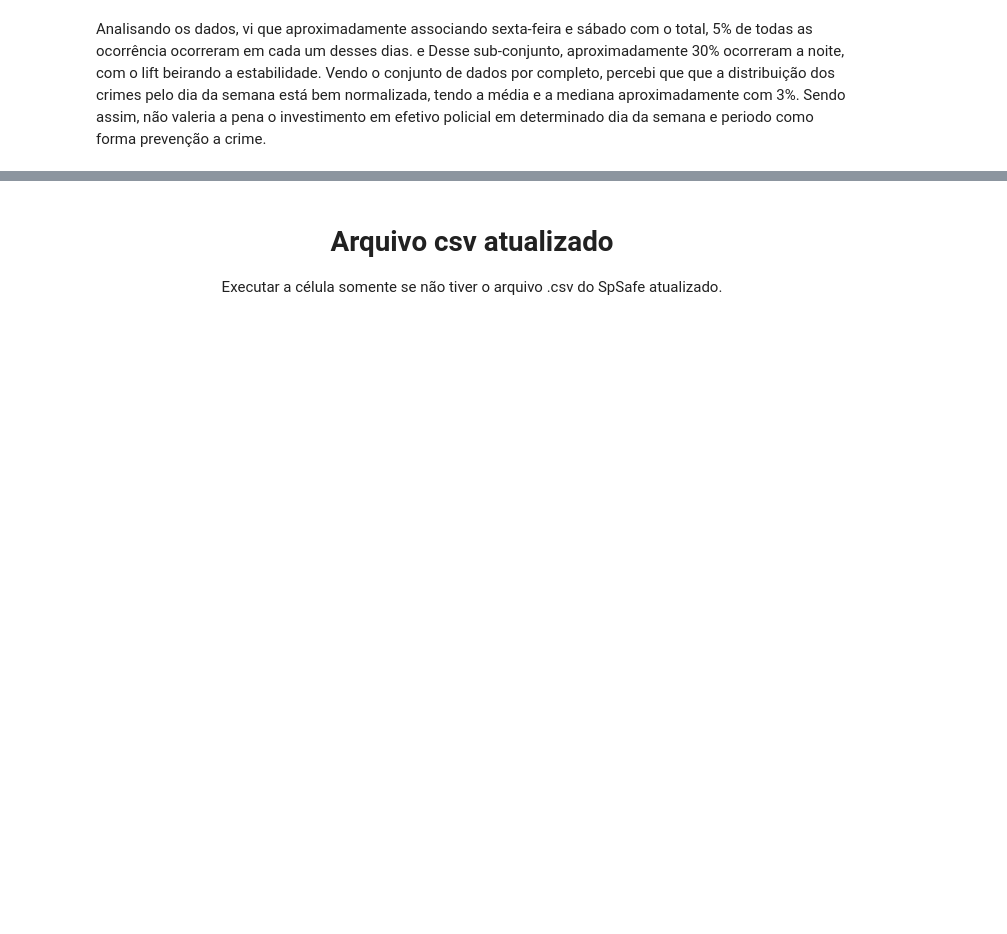
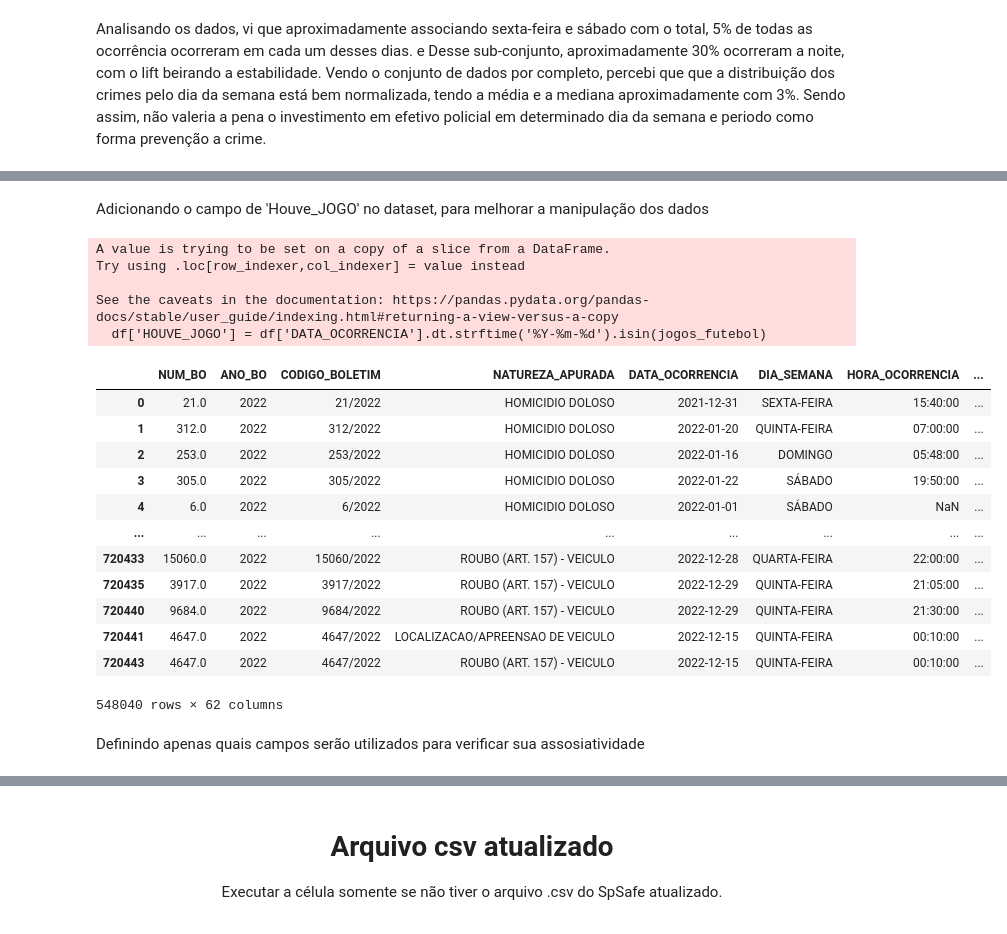
Before and after one commit to Matheuskpds/Ciencia-de-Dados-Projeto-TP, a Jupyter notebook: main.ipynb, the cells around one changed output, grey strips where cells are left out. Drawn from its saved outputs; the diff is of its cells as text; code cells hidden in the pictures; blank space fills up the shorter version.

```diff
--- a/main.ipynb
+++ b/main.ipynb
@@ -1931,0 +2276,53 @@ Mediana do suporte: 0.0283
+# %%
+# Futebol (datas de jogos importantes de times paulistas em 2022)
+jogos_futebol = [
+    '2022-01-27',  # Athletico-PR 1-1 São Paulo
+    '2022-02-20',  # Internacional 2-1 Corinthians
+    '2022-03-06',  # Flamengo 1-1 Palmeiras
+    '2022-04-02',  # São Paulo 2-1 Palmeiras (Paulistão)
+    '2022-04-10',  # Corinthians 1-0 Flamengo
+    '2022-04-17',  # Atlético-MG 0-0 Santos
+    '2022-05-15',  # Fluminense 2-0 Corinthians
+    '2022-05-22',  # São Paulo 1-1 Palmeiras
+    '2022-06-19',  # Fortaleza 0-3 Palmeiras
+    '2022-07-10',  # Botafogo 1-2 São Paulo
+    '2022-07-13',  # São Paulo 3-1 Juventude (Copa do Brasil)
+    '2022-08-07',  # Goiás 1-0 Santos
+    '2022-08-13',  # Corinthians 0-2 Flamengo (Copa do Brasil)
+    '2022-08-28',  # Palmeiras 4-2 Corinthians
+    '2022-09-04',  # Coritiba 0-1 Palmeiras
+    '2022-09-17',  # Santos 0-1 São Paulo
+    '2022-10-02',  # Cuiabá 1-1 Corinthians
+    '2022-11-06',  # Avaí 1-3 São Paulo
+    '2022-11-24',  # Corinthians 2-0 São Paulo
+    '2022-11-28',  # Corinthias 1-0 Athetico-PR
+    '2022-12-02',  # América-MG 1-2 Palmeiras
+    '2022-12-05',  # São Paulo 4-0 Fluminense
+    '2022-12-09'   # Santos 2-1 Botafogo
+]
+# %% [markdown]
+Adicionando o campo de 'Houve_JOGO' no dataset, para melhorar a manipulação dos dados
+# %%
+df['HOUVE_JOGO'] = df['DATA_OCORRENCIA'].dt.strftime('%Y-%m-%d').isin(jogos_futebol)
+df
+# %% [output]
+A value is trying to be set on a copy of a slice from a DataFrame.
+Try using .loc[row_indexer,col_indexer] = value instead
+
+See the caveats in the documentation: https://pandas.pydata.org/pandas-docs/stable/user_guide/indexing.html#returning-a-view-versus-a-copy
+  df['HOUVE_JOGO'] = df['DATA_OCORRENCIA'].dt.strftime('%Y-%m-%d').isin(jogos_futebol)
+|  | NUM_BO | ANO_BO | CODIGO_BOLETIM | NATUREZA_APURADA | DATA_OCORRENCIA | DIA_SEMANA | HORA_OCORRENCIA | ... |
+| 0 | 21.0 | 2022 | 21/2022 | HOMICIDIO DOLOSO | 2021-12-31 | SEXTA-FEIRA | 15:40:00 | ... |
+| 1 | 312.0 | 2022 | 312/2022 | HOMICIDIO DOLOSO | 2022-01-20 | QUINTA-FEIRA | 07:00:00 | ... |
+| 2 | 253.0 | 2022 | 253/2022 | HOMICIDIO DOLOSO | 2022-01-16 | DOMINGO | 05:48:00 | ... |
+| 3 | 305.0 | 2022 | 305/2022 | HOMICIDIO DOLOSO | 2022-01-22 | SÁBADO | 19:50:00 | ... |
+| 4 | 6.0 | 2022 | 6/2022 | HOMICIDIO DOLOSO | 2022-01-01 | SÁBADO | NaN | ... |
+| ... | ... | ... | ... | ... | ... | ... | ... | ... |
+| 720433 | 15060.0 | 2022 | 15060/2022 | ROUBO (ART. 157) - VEICULO | 2022-12-28 | QUARTA-FEIRA | 22:00:00 | ... |
+| 720435 | 3917.0 | 2022 | 3917/2022 | ROUBO (ART. 157) - VEICULO | 2022-12-29 | QUINTA-FEIRA | 21:05:00 | ... |
+| 720440 | 9684.0 | 2022 | 9684/2022 | ROUBO (ART. 157) - VEICULO | 2022-12-29 | QUINTA-FEIRA | 21:30:00 | ... |
+| 720441 | 4647.0 | 2022 | 4647/2022 | LOCALIZACAO/APREENSAO DE VEICULO | 2022-12-15 | QUINTA-FEIRA | 00:10:00 | ... |
+| 720443 | 4647.0 | 2022 | 4647/2022 | ROUBO (ART. 157) - VEICULO | 2022-12-15 | QUINTA-FEIRA | 00:10:00 | ... |
+548040 rows × 62 columns
+# %% [markdown]
+Definindo apenas quais campos serão utilizados para verificar sua assosiatividade
```
Also changed, not shown: parts of 27 cells of this notebook.
